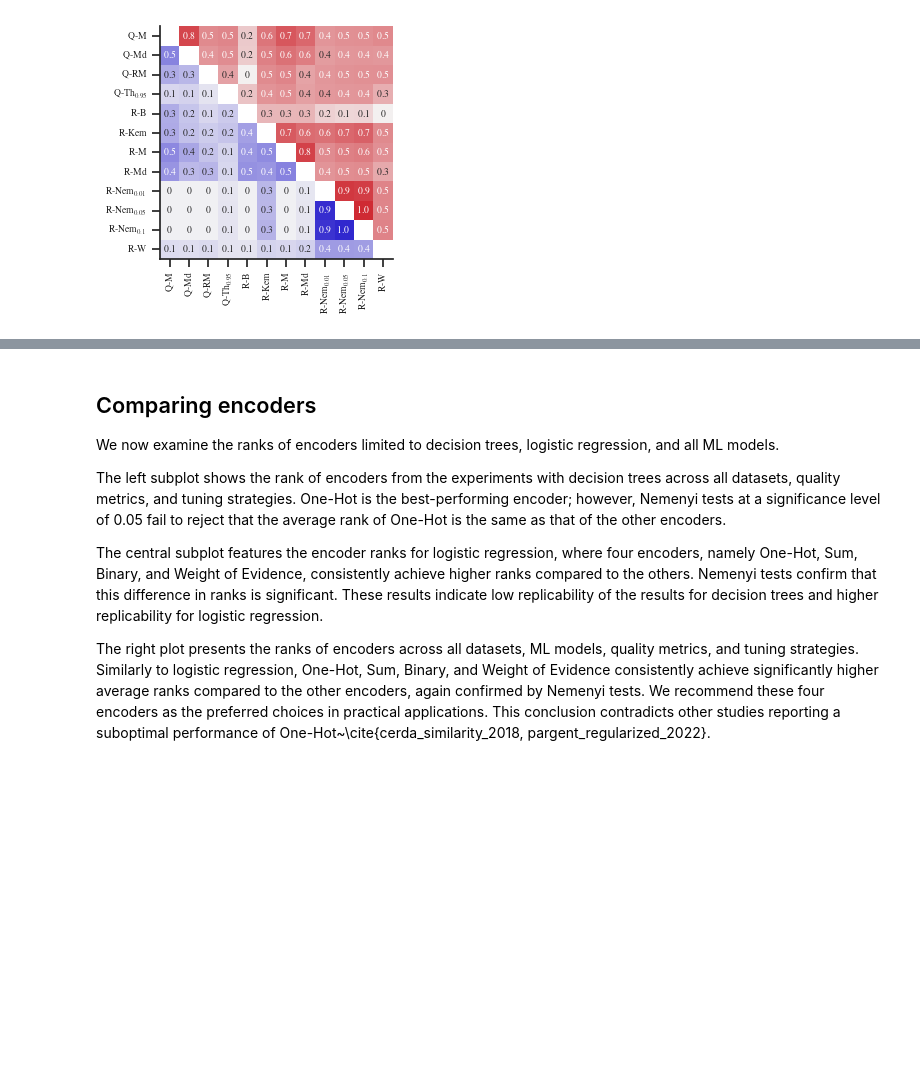
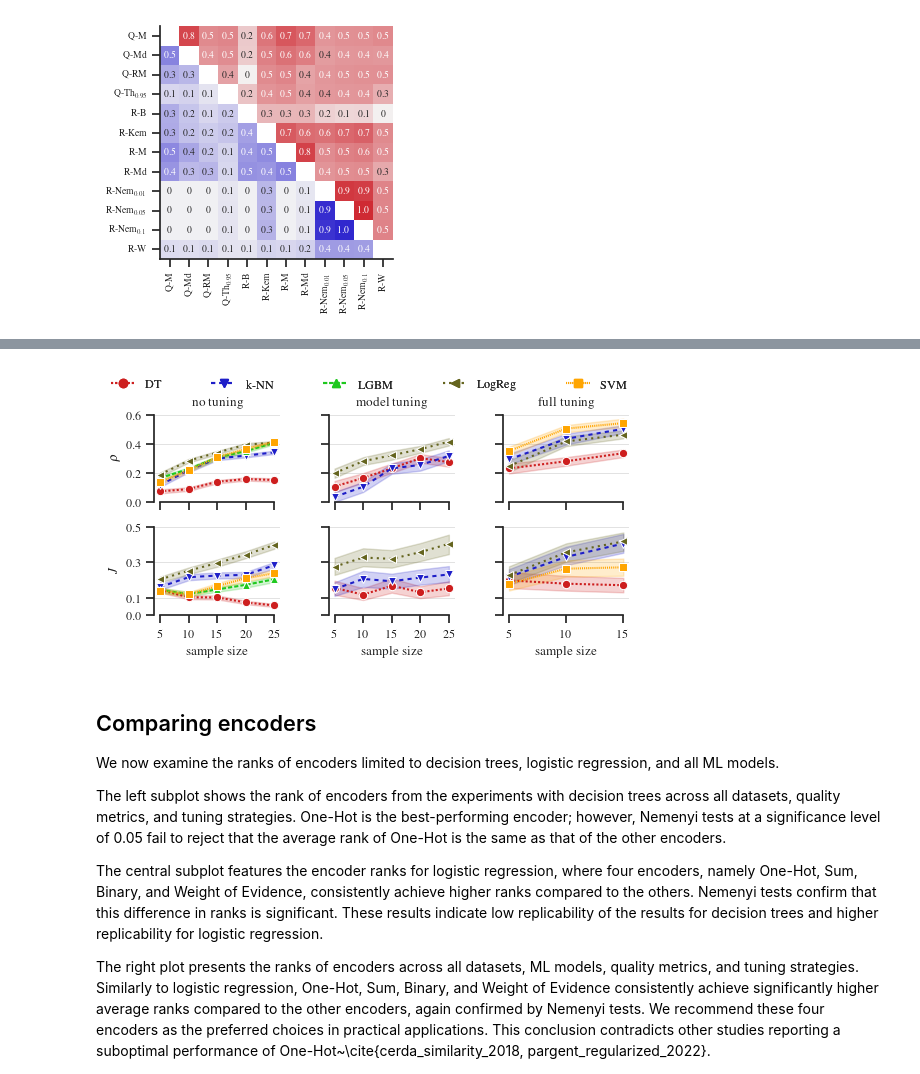
Before and after one commit to DrCohomology/EncoderBenchmarking, a Jupyter notebook: src/result_analysis.ipynb, the cells around one changed output, grey strips where cells are left out. Drawn from its saved outputs; the diff is of its cells as text; code cells hidden in the pictures; blank space fills up the shorter version.

```diff
--- a/src/result_analysis.ipynb
+++ b/src/result_analysis.ipynb
@@ -125,9 +126,9 @@ agg_rho.to_csv(u.RANKINGS_DIR / "pw_AGG_rho.csv")
 # %% [markdown]
 ... and finally plot it.
 # %%
-aggsims = u.load_agg_similarities()
-agg_jaccard = aggsims["pw_AGG_jaccard.csv"]
-agg_rho = aggsims["pw_AGG_rho.csv"]
+aggsims = u.load_aggregated_similarity_dataframes()
+agg_jaccard = aggsims["pw_AGG_jaccard"]
+agg_rho = aggsims["pw_AGG_rho"]
 
 df_sim = u.join_wide2long({"rho": agg_rho, "jaccard": agg_jaccard}, comparison_level="aggregation")
 
@@ -253,3 +158,7 @@ KeyError: 'aggregation'
+# %%
+u.lineplot_replicability(hue="model", show=True)
+# %% [output]
+[figure, added]
 # %% [markdown]
 ## Comparing encoders
 We now examine the ranks of encoders limited to decision trees, logistic regression, and all ML models.
```
Also changed, not shown: parts of 19 cells of this notebook, 17 other files.
